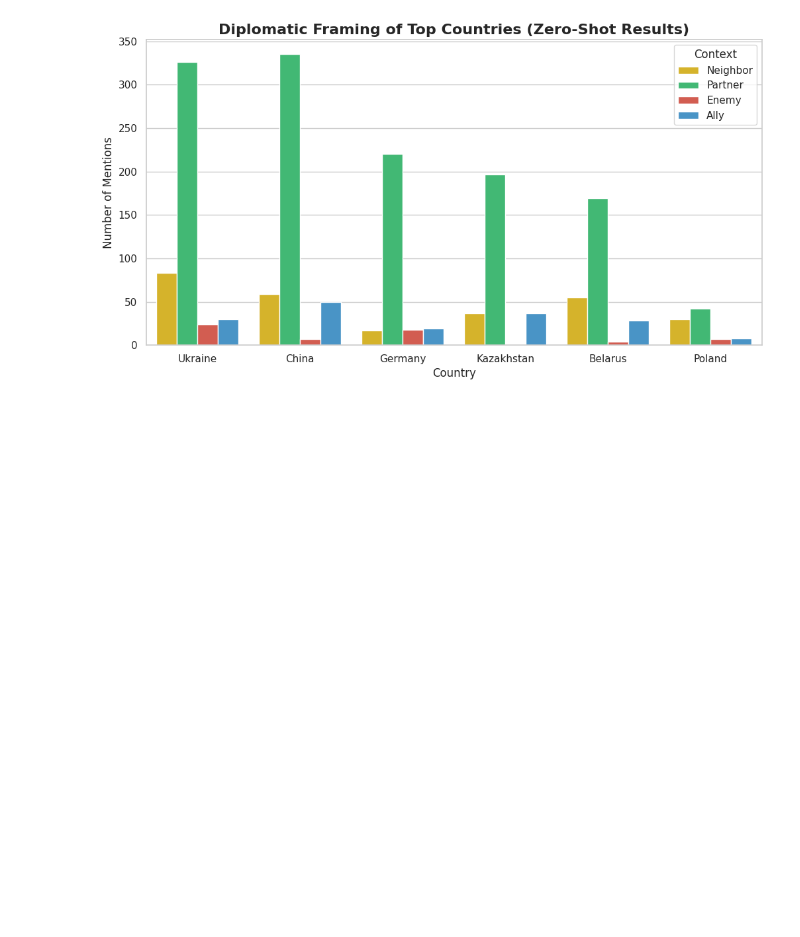
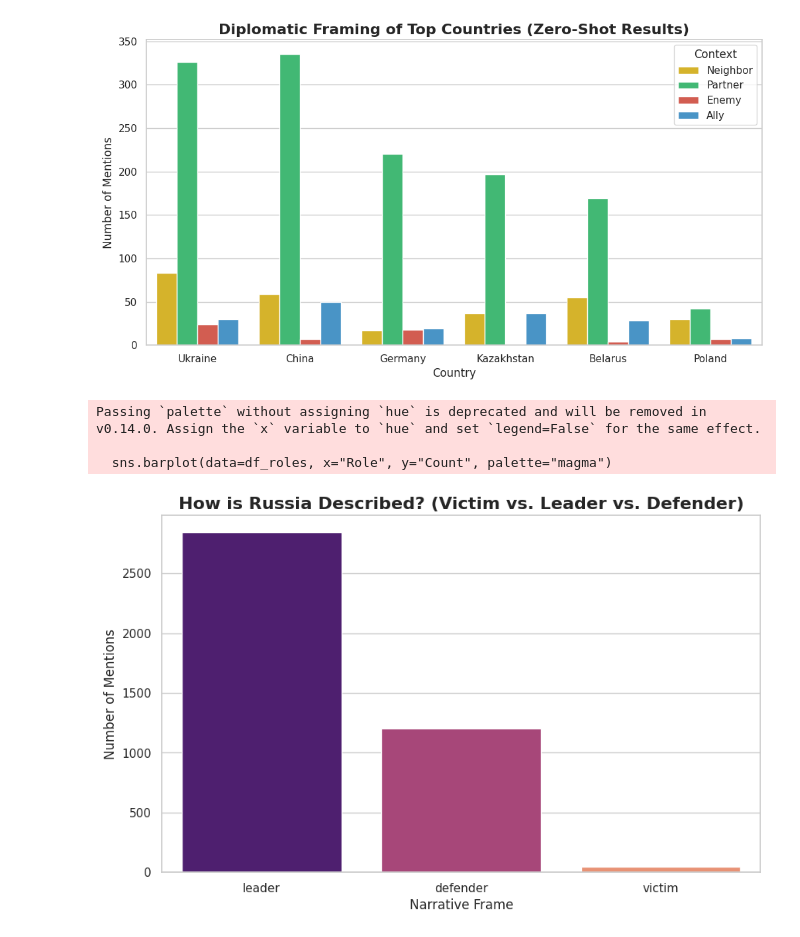
Before and after one commit to szuvarska/PutinsTalksAnalysis, a Jupyter notebook: 03_NER_and_collocations.ipynb, the cells around one changed output. Saved outputs shown, nothing was run; the diff lists cells and outputs as text; code cells hidden in the pictures; blank space fills up the shorter version.

Commit message:
Add description terms of Russia

```diff
--- a/03_NER_and_collocations.ipynb
+++ b/03_NER_and_collocations.ipynb
@@ -274,3 +274,36 @@ ally         52
 neighbor     61
 enemy         8
 dtype: int64
+# %%
+# Q6: Is Russia more often described as a “victim”, a “leader”, or a “defender”?
+role_labels = ["victim", "leader", "defender"]
+def classify_russia_role(text):
+    """
+    Finds sentences discussing Russia and frames them as Victim, Leader, or Defender.
+    """
+    if not isinstance(text, str): return None
+
+    # Split text into sentences to isolate the specific context
+    sentences = text.split('.')
+
+    # Look for explicit mentions of Russia or self-referential terms like "our country"
+    target_terms = ["Russia", "Russian Federation", "Soviet Union", "our country"]
+    target_sentences = [s for s in sentences if any(term in s for term in target_terms)]
+
+    if not target_sentences:
+        return None
+
+    # For a robust analysis, we classify the *first* relevant sentence found.
+    # (To be even more precise, you could classify ALL relevant sentences and take the mode).
+    results = classifier(target_sentences[0], role_labels)
+    return results['labels'][0]
+# %%
+print("Classifying Russia's role in transcripts...")
+russia_roles = []
+for index, row in df_poc.iterrows():
+    # Use 'transcript_filtered' or 'transcript_unfiltered' depending on your data preference
+    role = classify_russia_role(row['transcript_filtered'])
+    if role:
+        russia_roles.append(role)
+role_counts = Counter(russia_roles)
+print("Role Counts:", role_counts)
@@ -412,3 +448,18 @@ plot_diplomatic_framing()
 # %% [output]
 Calculating diplomatic framing (this may take a moment)...
 [figure]
+# %%
+df_roles = pd.DataFrame.from_dict(role_counts, orient='index', columns=['Count']).reset_index()
+df_roles.columns = ['Role', 'Count']
+
+plt.figure(figsize=(10, 6))
+sns.barplot(data=df_roles, x="Role", y="Count", palette="magma")
+plt.title("How is Russia Described? (Victim vs. Leader vs. Defender)", fontsize=16, fontweight='bold')
+plt.ylabel('Number of Mentions')
+plt.xlabel('Narrative Frame')
+plt.show()
+# %% [output]
+Passing `palette` without assigning `hue` is deprecated and will be removed in v0.14.0. Assign the `x` variable to `hue` and set `legend=False` for the same effect.
+
+  sns.barplot(data=df_roles, x="Role", y="Count", palette="magma")
+[figure, added]
```
Also changed, not shown: parts of 1 cell of this notebook.
